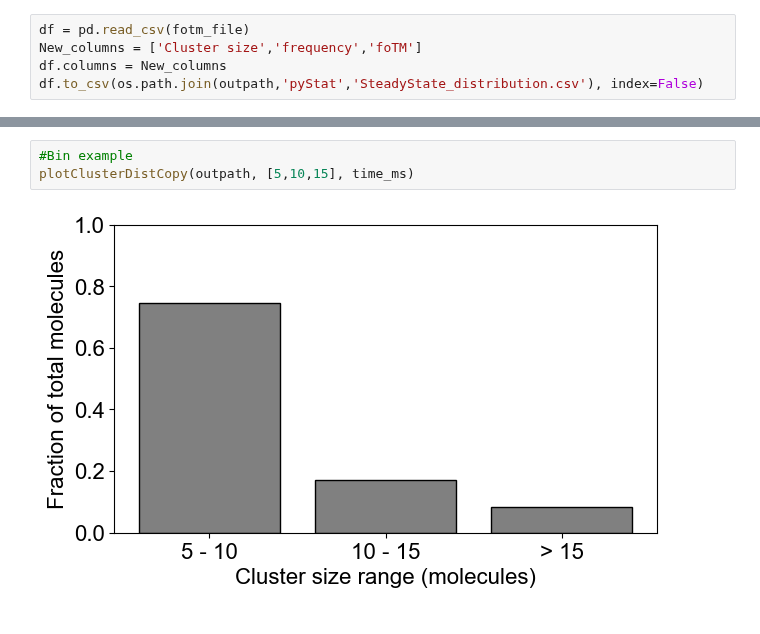
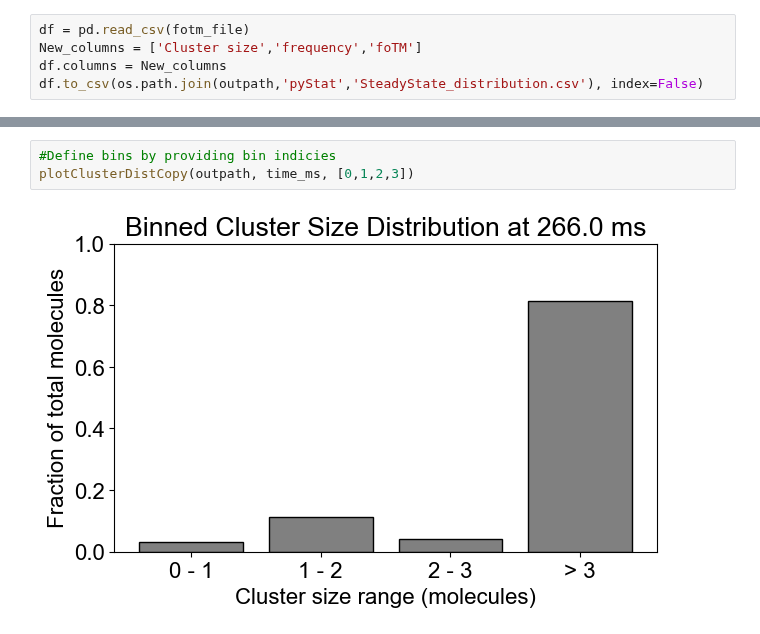
Before and after one commit to MolClustPy/SpringSaLaD-Python-Viz, a Jupyter notebook: archive/histogram.ipynb, the cells around one changed output, grey strips where cells are left out. Cells and saved outputs as stored; diff of their text form.

```diff
--- a/archive/histogram.ipynb
+++ b/archive/histogram.ipynb
@@ -42,5 +46,5 @@ plotClusterDistCopy(outpath, [], time_ms)
-# %%
-#Bin example
-plotClusterDistCopy(outpath, [5,10,15], time_ms)
-# %% [output]
-[figure, removed]
+# %%
+#Define bins by providing bin indicies
+plotClusterDistCopy(outpath, time_ms, [0,1,2,3])
+# %% [output]
+[figure, added]
```
Also changed, not shown: parts of 3 cells of this notebook, 24 other files.
